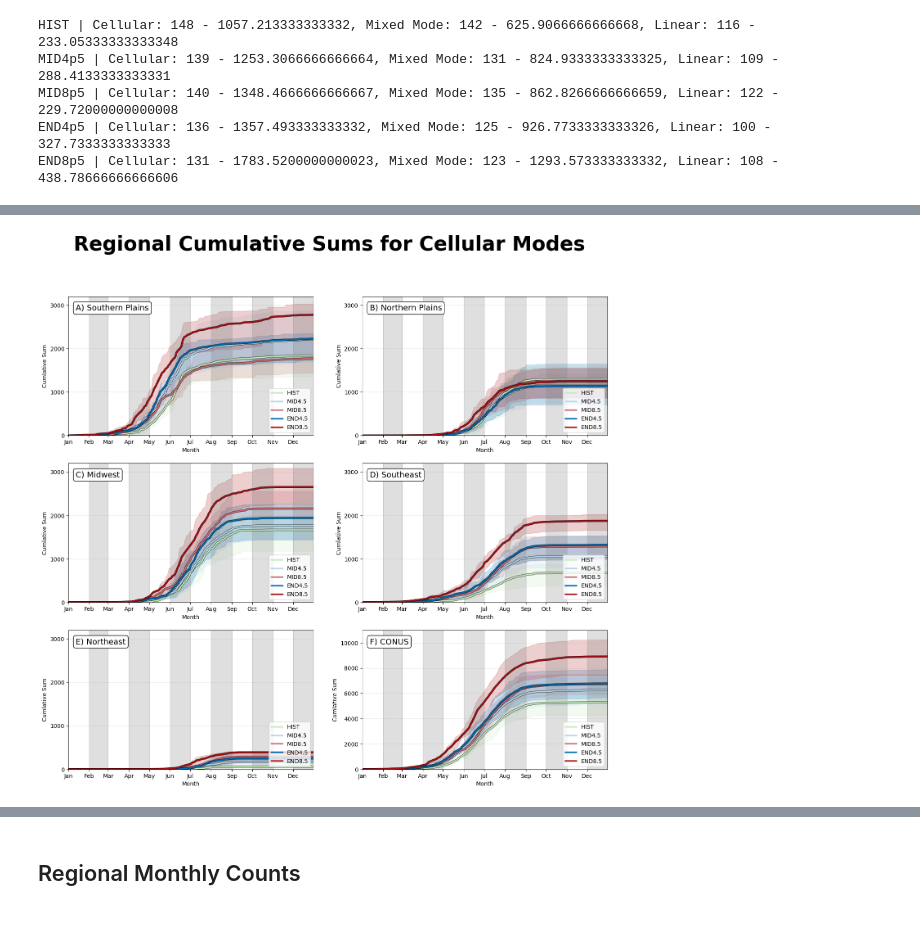
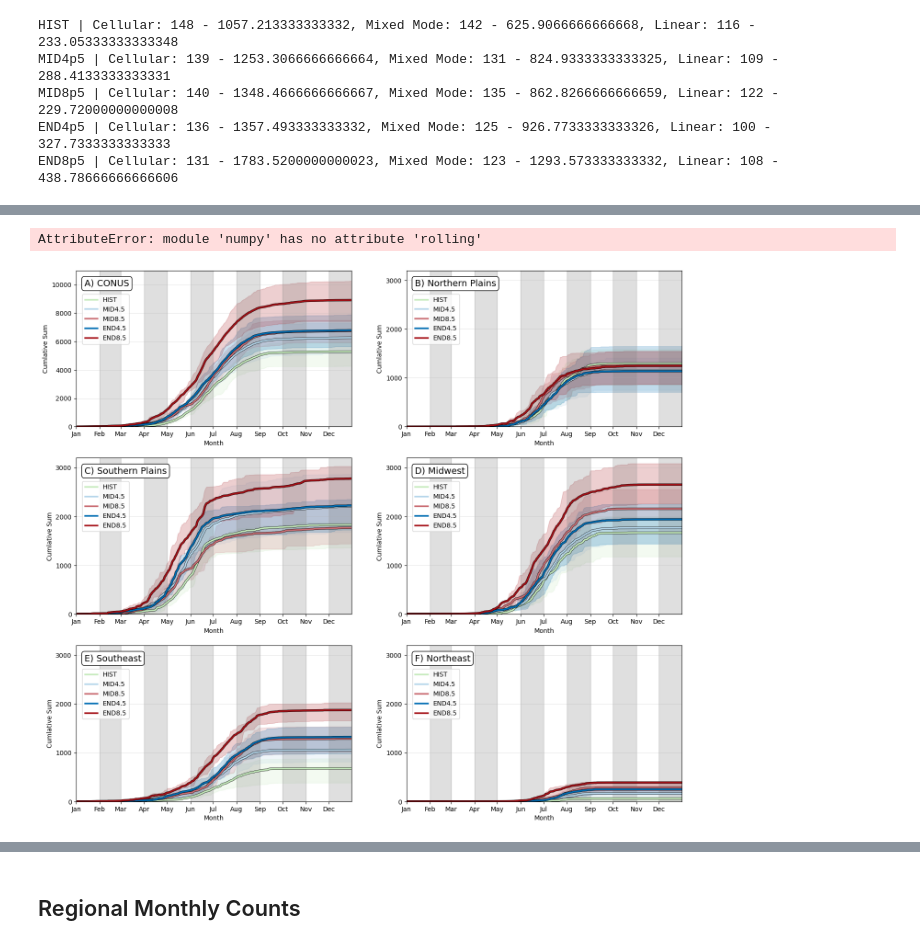
Before and after one commit to jcorner1/Future_Modes, a Jupyter notebook: Code/Triton/Regional_Plots.ipynb, the cells around one changed output, grey strips where cells are left out. Saved outputs shown, nothing was run; the diff lists cells and outputs as text; code cells hidden in the pictures.

```diff
--- a/Code/Triton/Regional_Plots.ipynb
+++ b/Code/Triton/Regional_Plots.ipynb
@@ -146,0 +160,6 @@ END8p5
+# %%
+values = sub_df.groupby(['Year']).count()['x'].values
+
+new_values = [x+values[-1]  if i in [0] else x for i, x in enumerate(values)]
+new_values = new_values[:-1]
+new_values
@@ -146,0 +186,19 @@ END8p5
+# %%
+#iterate through the epochs
+for epoch in epochs:
+
+    #iterate through the modes
+    for mode in locals()[f'df_{epoch}'].Mode.unique():
+
+        sub_df = locals()[f'df_{epoch}'].copy()
+        sub_df = sub_df[(sub_df['Mode'] == mode)].copy()
+
+        values = sub_df.groupby(['Year']).count()['x'].values
+
+        new_values = [x+values[-1]  if i in [0] else x for i, x in enumerate(values)]
+        locals()[f'values_{epoch}_{mode}'] = new_values[:-1]
+
+        if epoch != 'HIST':
+            s, p = mannwhitneyu(locals()[f'values_HIST_{mode}'], locals()[f'values_{epoch}_{mode}'])
+            if p < 0.05:
+                print(f'Epoch: {epoch}   Mode: {mode} SIG: YES!')
@@ -252,0 +354,10 @@ END8p5 | Cellular: 131 - 1783.5200000000023, Mixed Mode: 123 - 1293.573333333332
+# %%
+i = 0
+for epoch in epochs:
+
+    x = np.cumsum(locals()[f'dailycounts_{epoch}_EC_Cellular'].mean(axis = 1)).values
+    x1 = np.gradient(gaussian_filter1d(x, 20), np.arange(1, 366, 1))
+    x2 = np.gradient(gaussian_filter1d(x1, 20), np.arange(1, 366, 1))
+    print(np.where(gaussian_filter1d(x2, 5) == np.max(gaussian_filter1d(x2, 5)))[0][0], epoch)
+    plt.plot(np.arange(1, 366, 1), x2, c = colors[i], label = epoch_labels[i], lw = 2.5)
+    i = i+1
@@ -253,8 +371,12 @@ END8p5 | Cellular: 131 - 1783.5200000000023, Mixed Mode: 123 - 1293.573333333332
+# %%
+plt.plot(np.arange(1, 366, 1), np.rolling(7).mean(x))
+# %% [output]
+AttributeError: module 'numpy' has no attribute 'rolling'
 # %%
 j = 1
 fig = plt.figure(figsize=(17,15))
-names = ['Southern Plains','Northern Plains', 'Midwest','Southeast','Northeast', 'CONUS']
-plt.suptitle('Regional Cumulative Sums for Cellular Modes', size=35).set_weight('bold')
+names = ['CONUS','Northern Plains','Southern Plains', 'Midwest','Southeast','Northeast']
+#plt.suptitle('Regional Cumulative Sums for Cellular Modes', size=35).set_weight('bold')
 
 abc = ['A','B','C','D','E','F']
 
@@ -276,36 +398,36 @@ for key, value in regions.items():
         q75 = np.quantile(np.cumsum(locals()[f'dailycounts_{epoch}_{key}_Cellular']), 0.75, axis=1)
         q25 = np.quantile(np.cumsum(locals()[f'dailycounts_{epoch}_{key}_Cellular']), 0.25, axis=1)
         plt.fill_between(np.arange(1, 366, 1), y1 = q25, y2 = q75, color = colors[i], alpha=0.2)
 
         i = i+1
 
 
     plt.axvspan(31, 59, color='grey', alpha=0.25)
     plt.axvspan(90, 120, color='grey', alpha=0.25)
     plt.axvspan(151, 181, color='grey', alpha=0.25)
     plt.axvspan(212, 243, color='grey', alpha=0.25)
     plt.axvspan(273, 304, color='grey', alpha=0.25)
     plt.axvspan(334, 365, color='grey', alpha=0.25)
 
     plt.xticks([0,31,59,90,120,151,181,212,243,273,304,334], labels=['Jan','Feb','Mar','Apr','May','Jun','Jul','Aug','Sep','Oct','Nov','Dec'])
     plt.annotate(f'{abc[j-1]}) {names[j-1]}', (0.03,0.9),fontsize=14,
                  bbox=dict(boxstyle='round', facecolor='w', alpha=1), xycoords='axes fraction')
 
 
-    if j == 6:
+    if j == 1:
         plt.yticks(np.arange(0,10001,2000))
         plt.ylim(0,11001)
     else:
         plt.yticks(np.arange(0,3001,1000))
         plt.ylim(0,3201)
 
-    plt.legend(loc='lower right')
+    plt.legend(loc='upper left', bbox_to_anchor=(0.01, 0.87))
 
     plt.xlim(0, 364)
     j=j+1
 plt.savefig('/home/jcorner1/Future_Modes/Plots/cellular_cumu_sum.png', format='png', dpi=500, bbox_inches='tight')
 # %% [output]
-[figure, old version]
+[figure, new version]
 # %%
 j = 1
 fig = plt.figure(figsize=(17,15))
```
Also changed, not shown: parts of 21 cells of this notebook, 20 other files.
